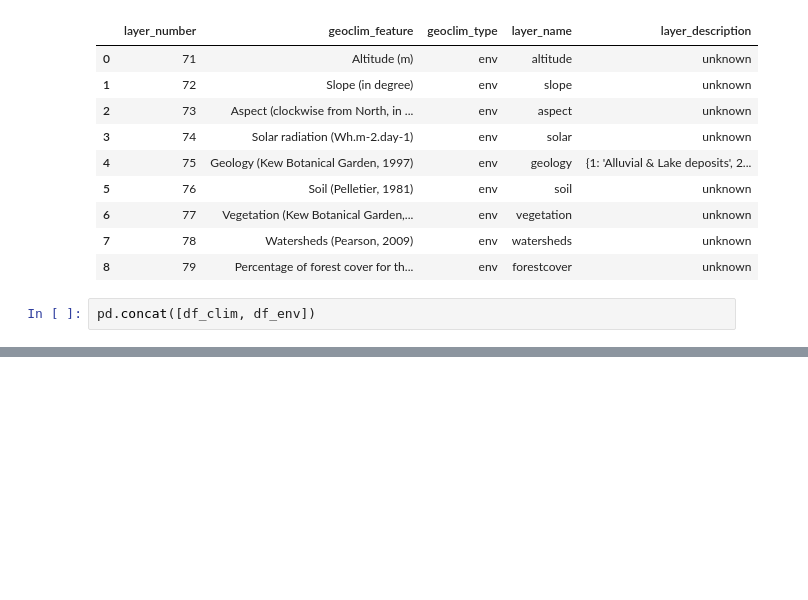
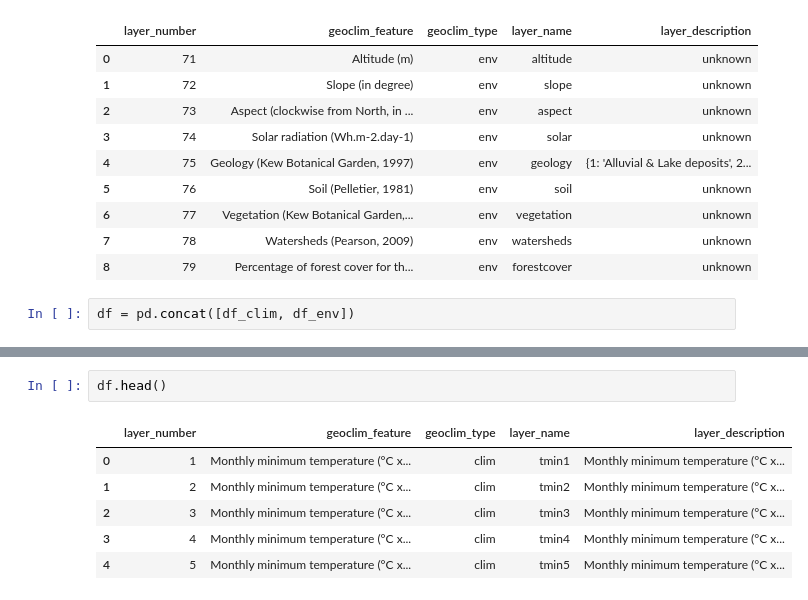
Before and after one commit to tahiri-lab/py_madaclim, a Jupyter notebook: src/coffeaphylogeo/geoclim/layers.ipynb, the cells around one changed output, grey strips where cells are left out. Saved outputs shown, nothing was run; the diff lists cells and outputs as text; blank space fills up the shorter version.

```diff
--- a/src/coffeaphylogeo/geoclim/layers.ipynb
+++ b/src/coffeaphylogeo/geoclim/layers.ipynb
@@ -437,4 +437,4 @@ df_env
 | 7 | 78 | Watersheds (Pearson, 2009) | env | watersheds | unknown |
 | 8 | 79 | Percentage of forest cover for th... | env | forestcover | unknown |
 # %%
-pd.concat([df_clim, df_env])
+df = pd.concat([df_clim, df_env])
@@ -454,0 +441,9 @@ pd.concat([df_clim, df_env])
+# %%
+df.head()
+# %% [output]
+|  | layer_number | geoclim_feature | geoclim_type | layer_name | layer_description |
+| 0 | 1 | Monthly minimum temperature (°C x... | clim | tmin1 | Monthly minimum temperature (°C x... |
+| 1 | 2 | Monthly minimum temperature (°C x... | clim | tmin2 | Monthly minimum temperature (°C x... |
+| 2 | 3 | Monthly minimum temperature (°C x... | clim | tmin3 | Monthly minimum temperature (°C x... |
+| 3 | 4 | Monthly minimum temperature (°C x... | clim | tmin4 | Monthly minimum temperature (°C x... |
+| 4 | 5 | Monthly minimum temperature (°C x... | clim | tmin5 | Monthly minimum temperature (°C x... |
```
Also changed, not shown: parts of 1 cell of this notebook.
